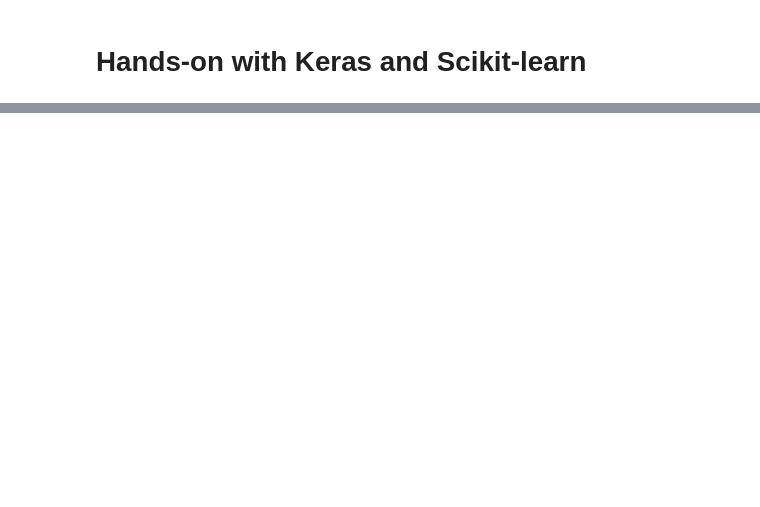
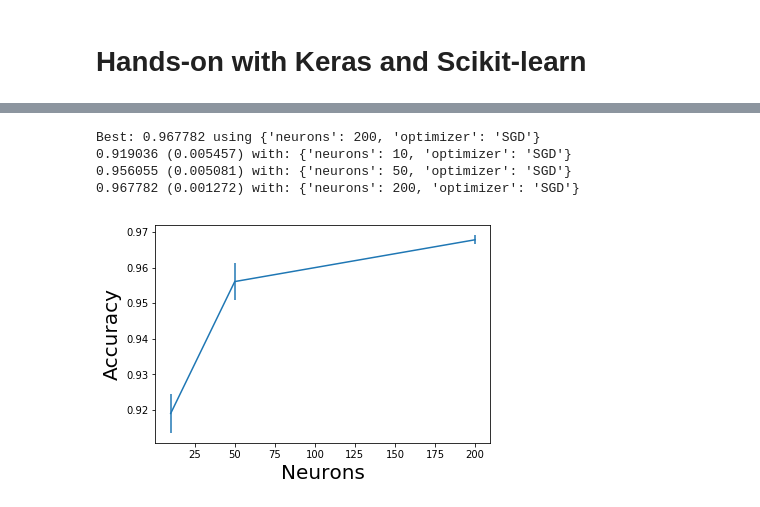
Before and after one commit to Hezi-Resheff/Oreilly-OSCON2017-Learning-TensorFlow, a Jupyter notebook: notebooks/Keras_hands_on_session.ipynb, the cells around one changed output, grey strips where cells are left out. Drawn from its saved outputs; the diff is of its cells as text; code cells hidden in the pictures; blank space fills up the shorter version.

```diff
--- a/notebooks/Keras_hands_on_session.ipynb
+++ b/notebooks/Keras_hands_on_session.ipynb
@@ -99,0 +163,7 @@ ValueError: Error when checking target: expected dense_8 to have shape (None, 10
+# %%
+learn_rate = [0.2, 0.3, 0.5]
+momentum = [0.0, 0.2, 0.4]
+param_grid = dict(learn_rate=learn_rate, momentum=momentum)
+model = KerasClassifier(build_fn=create_model, verbose=1, epochs=10, batch_size=128)
+grid = GridSearchCV(estimator=model, param_grid=param_grid, n_jobs=1)
+grid_result = grid.fit(x_train, y_train)
@@ -99,0 +214,23 @@ ValueError: Error when checking target: expected dense_8 to have shape (None, 10
+# %%
+
+def create_model(optimizer='SGD',neurons=1024):
+    # create model
+    model = Sequential()
+    model.add(Dense(neurons,input_shape = (784,),activation="relu"))
+    optimizer = SGD(lr=0.2)
+    model.add(Dense(10,activation="softmax"))
+    model.compile(loss='categorical_crossentropy', optimizer=optimizer, metrics=['accuracy'])
+    return model
+# %%
+from keras.wrappers.scikit_learn import KerasClassifier
+from sklearn.model_selection import GridSearchCV
+
+model = KerasClassifier(build_fn=create_model, verbose=1, epochs=10, batch_size=128)
+# batch_size = [32,64]
+# param_grid = dict(batch_size=batch_size, epochs=[1])
+
+optimizer = ['SGD']
+neurons = [10,50,200]
+param_grid = dict(optimizer=optimizer,neurons=neurons)
+grid = GridSearchCV(estimator=model, param_grid=param_grid, n_jobs=1)
+grid_result = grid.fit(x_train, y_train)
@@ -99,0 +255,20 @@ ValueError: Error when checking target: expected dense_8 to have shape (None, 10
+# %%
+# summarize results
+print("Best: %f using %s" % (grid_result.best_score_, grid_result.best_params_))
+means = grid_result.cv_results_['mean_test_score']
+stds = grid_result.cv_results_['std_test_score']
+params = grid_result.cv_results_['params']
+for mean, stdev, param in zip(means, stds, params):
+    print("%f (%f) with: %r" % (mean, stdev, param))
+# %% [output]
+Best: 0.967782 using {'neurons': 200, 'optimizer': 'SGD'}
+0.919036 (0.005457) with: {'neurons': 10, 'optimizer': 'SGD'}
+0.956055 (0.005081) with: {'neurons': 50, 'optimizer': 'SGD'}
+0.967782 (0.001272) with: {'neurons': 200, 'optimizer': 'SGD'}
+# %%
+plt.errorbar(neurons,means,stds)
+plt.xlabel('Neurons',fontsize=20)
+plt.ylabel('Accuracy',fontsize=20)
+plt.show()
+# %% [output]
+[figure, added]
```
Also changed, not shown: parts of 43 cells of this notebook.
